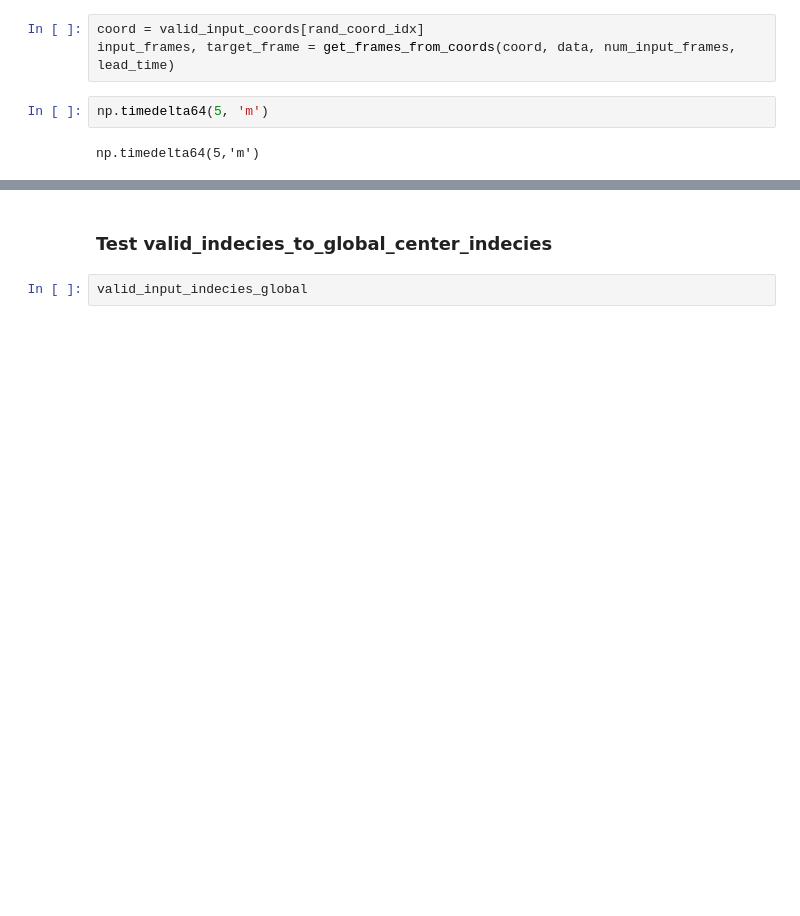
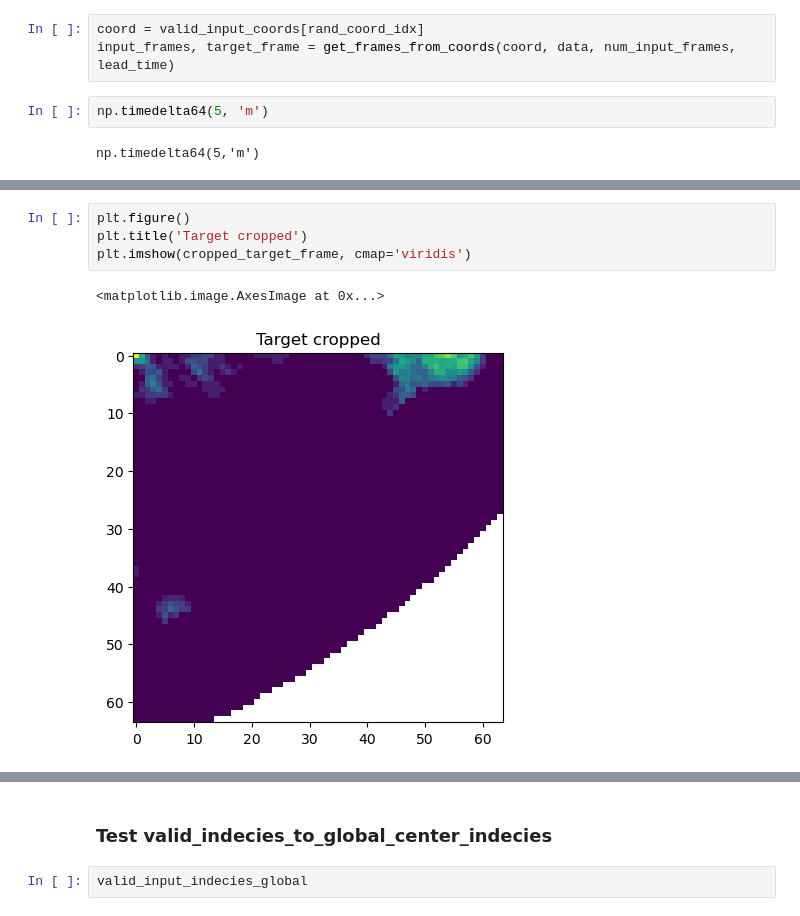
Before and after one commit to Osrip/deep_learn_rain_nowcasting, a Jupyter notebook: notebooks/new_filtering_data_scraper_small_target_patching.ipynb, the cells around one changed output, grey strips where cells are left out. Cells and saved outputs as stored; diff of their text form; blank space fills up the shorter version.

```diff
--- a/notebooks/new_filtering_data_scraper_small_target_patching.ipynb
+++ b/notebooks/new_filtering_data_scraper_small_target_patching.ipynb
@@ -384,0 +422,7 @@ plt.imshow(target_frame, cmap='viridis')
+# %%
+plt.figure()
+plt.title('Target cropped')
+plt.imshow(cropped_target_frame, cmap='viridis')
+# %% [output]
+<matplotlib.image.AxesImage at 0x...>
+[figure, added]
```
Also changed, not shown: parts of 28 cells of this notebook.
